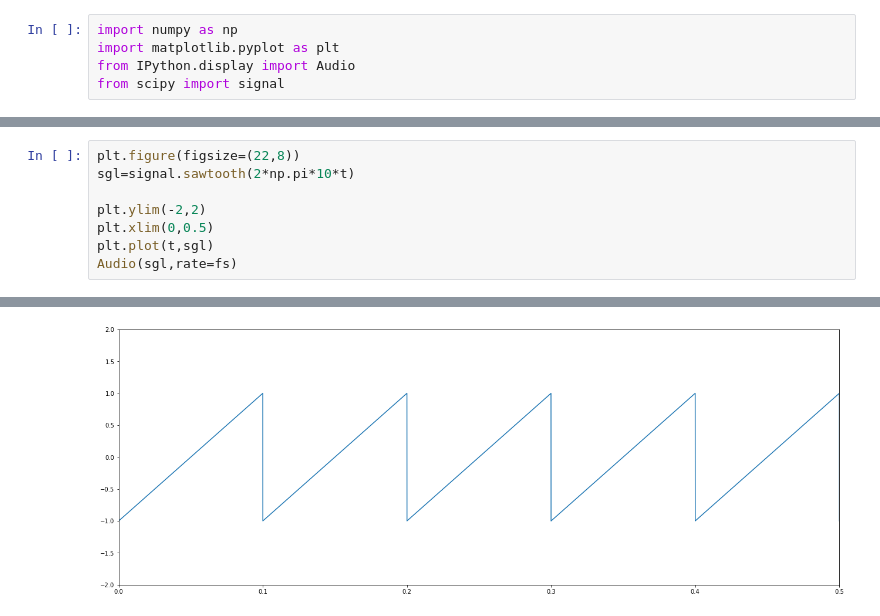
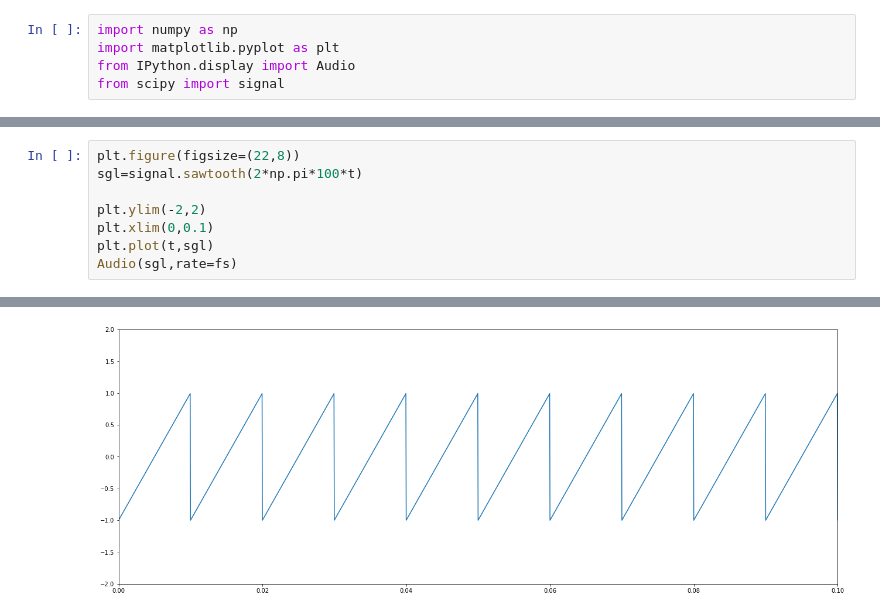
Before and after one commit to Antimoon51/Synthesizer, a Jupyter notebook: Synthesizer.ipynb, the cells around one changed output, grey strips where cells are left out. Cells and saved outputs as stored; diff of their text form.

```diff
--- a/Synthesizer.ipynb
+++ b/Synthesizer.ipynb
@@ -95,11 +95,11 @@ Audio(sgl,rate=fs)
 # %%
 plt.figure(figsize=(22,8))
-sgl=signal.sawtooth(2*np.pi*10*t)
+sgl=signal.sawtooth(2*np.pi*100*t)
 
 plt.ylim(-2,2)
-plt.xlim(0,0.5)
+plt.xlim(0,0.1)
 plt.plot(t,sgl)
 Audio(sgl,rate=fs)
 # %% [output]
 [interactive output not drawn]
-[figure, old version]
+[figure, new version]
```
Also changed, not shown: parts of 2 cells of this notebook.
